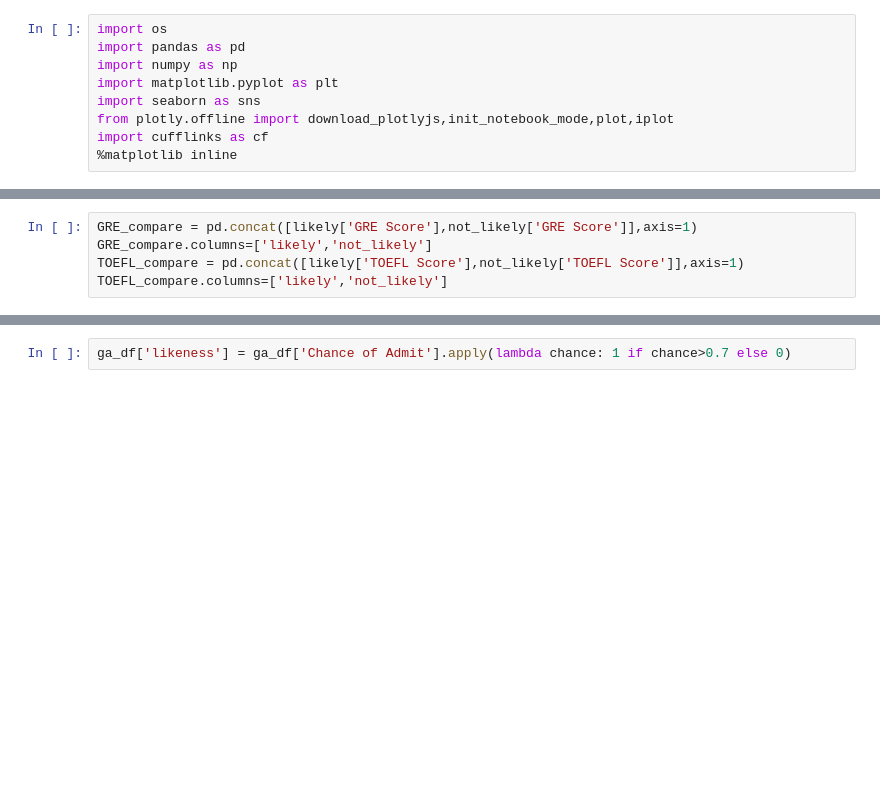
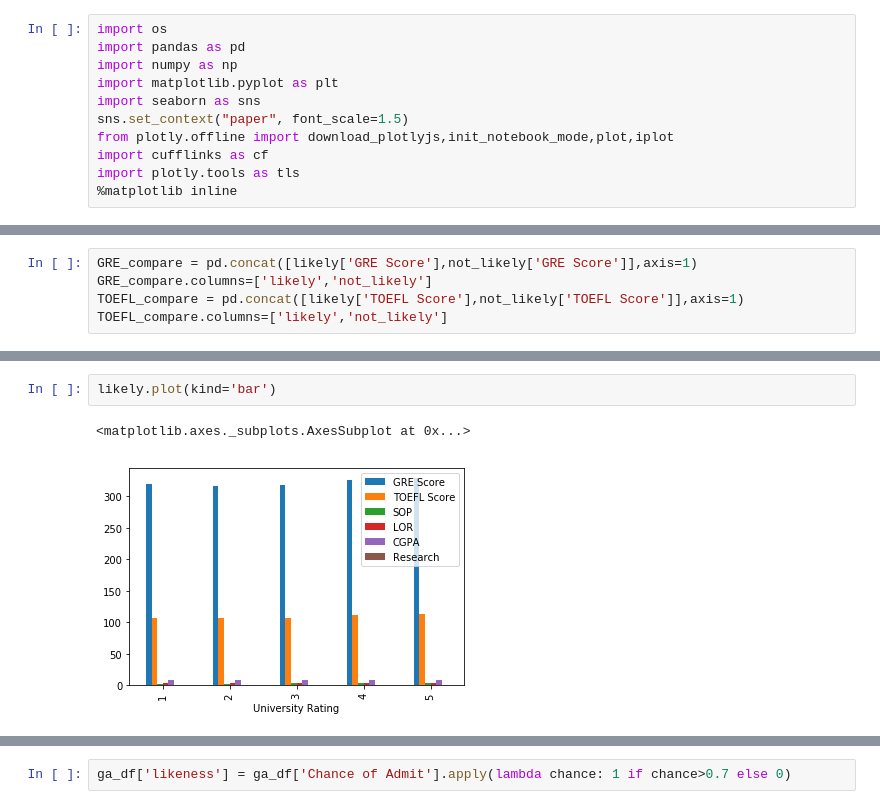
Before and after one commit to kylelee417/CollabProject, a Jupyter notebook: project_notebook.ipynb, the cells around one changed output, grey strips where cells are left out. Cells and saved outputs as stored; diff of their text form; blank space fills up the shorter version.

```diff
--- a/project_notebook.ipynb
+++ b/project_notebook.ipynb
@@ -24,8 +24,10 @@ import pandas as pd
 import numpy as np
 import matplotlib.pyplot as plt
 import seaborn as sns
+sns.set_context("paper", font_scale=1.5)
 from plotly.offline import download_plotlyjs,init_notebook_mode,plot,iplot
 import cufflinks as cf
+import plotly.tools as tls
 %matplotlib inline
 # %%
 init_notebook_mode(connected=True)
@@ -117,3 +119,8 @@ TOEFL_compare.iplot(kind='bar')
 # %% [output]
 [interactive output not drawn]
+# %%
+likely.plot(kind='bar')
+# %% [output]
+<matplotlib.axes._subplots.AxesSubplot at 0x...>
+[figure, added]
 # %%
```
Also changed, not shown: parts of 9 cells of this notebook.
